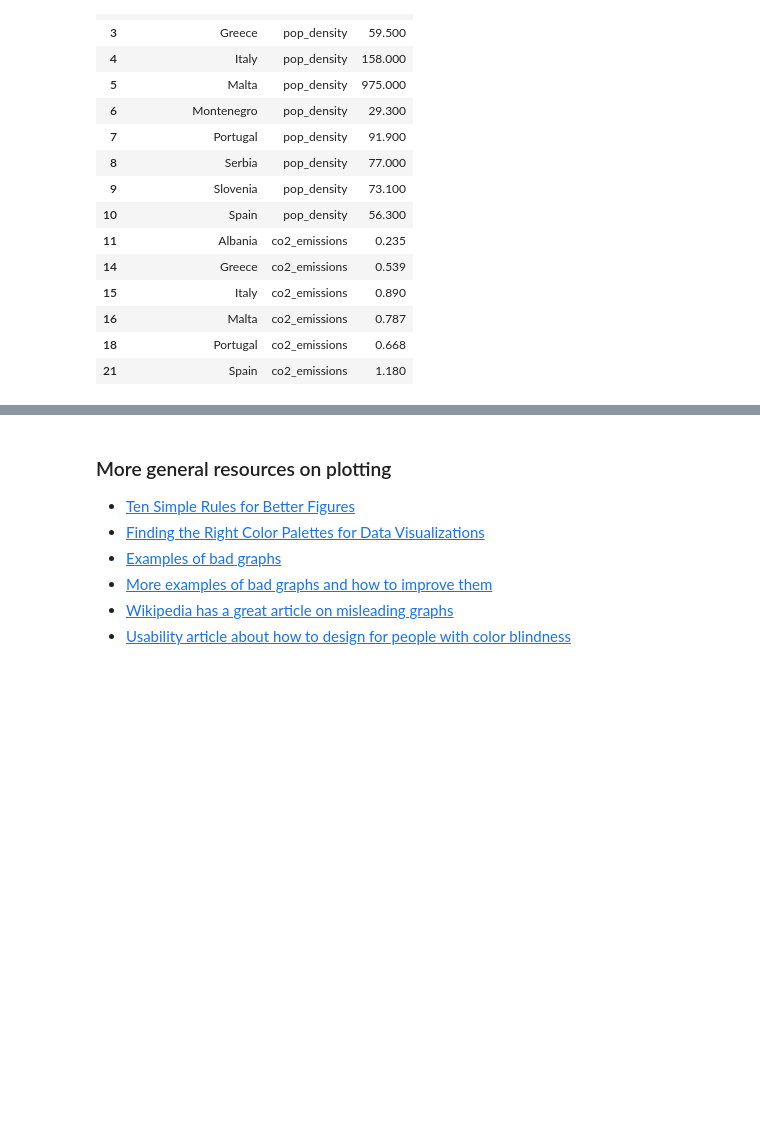
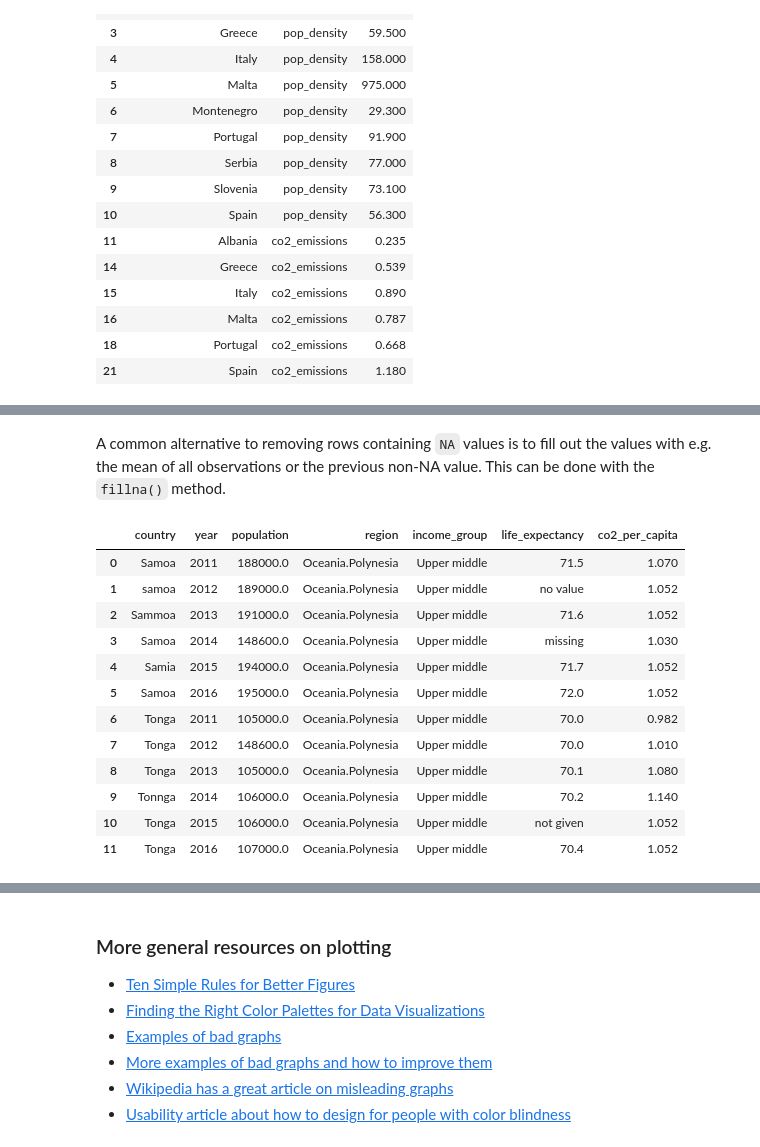
Before and after one commit to UofTCoders/2018-09-10-utoronto, a Jupyter notebook: code/4-advanced-gapminder.ipynb, the cells around one changed output, grey strips where cells are left out. Saved outputs shown, nothing was run; the diff lists cells and outputs as text; code cells hidden in the pictures; blank space fills up the shorter version.

```diff
--- a/code/4-advanced-gapminder.ipynb
+++ b/code/4-advanced-gapminder.ipynb
@@ -632,0 +681,19 @@ survey_sub_tidy.dropna()
+# %% [markdown]
+A common alternative to removing rows containing `NA` values is to fill out the values with e.g. the mean of all observations or the previous non-NA value. This can be done with the `fillna()` method.
+# %%
+# Fill missing values with mean value for that column
+raw_data.fillna(raw_data.mean())
+# %% [output]
+|  | country | year | population | region | income_group | life_expectancy | co2_per_capita |
+| 0 | Samoa | 2011 | 188000.0 | Oceania.Polynesia | Upper middle | 71.5 | 1.070 |
+| 1 | samoa | 2012 | 189000.0 | Oceania.Polynesia | Upper middle | no value | 1.052 |
+| 2 | Sammoa | 2013 | 191000.0 | Oceania.Polynesia | Upper middle | 71.6 | 1.052 |
+| 3 | Samoa | 2014 | 148600.0 | Oceania.Polynesia | Upper middle | missing | 1.030 |
+| 4 | Samia | 2015 | 194000.0 | Oceania.Polynesia | Upper middle | 71.7 | 1.052 |
+| 5 | Samoa | 2016 | 195000.0 | Oceania.Polynesia | Upper middle | 72.0 | 1.052 |
+| 6 | Tonga | 2011 | 105000.0 | Oceania.Polynesia | Upper middle | 70.0 | 0.982 |
+| 7 | Tonga | 2012 | 148600.0 | Oceania.Polynesia | Upper middle | 70.0 | 1.010 |
+| 8 | Tonga | 2013 | 105000.0 | Oceania.Polynesia | Upper middle | 70.1 | 1.080 |
+| 9 | Tonnga | 2014 | 106000.0 | Oceania.Polynesia | Upper middle | 70.2 | 1.140 |
+| 10 | Tonga | 2015 | 106000.0 | Oceania.Polynesia | Upper middle | not given | 1.052 |
+| 11 | Tonga | 2016 | 107000.0 | Oceania.Polynesia | Upper middle | 70.4 | 1.052 |
```
Also changed, not shown: parts of 30 cells of this notebook.
